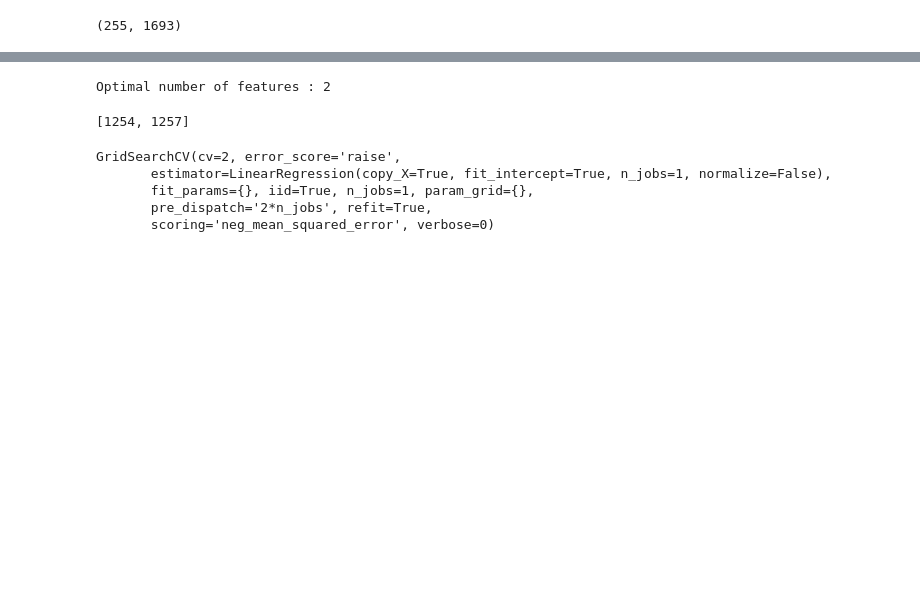
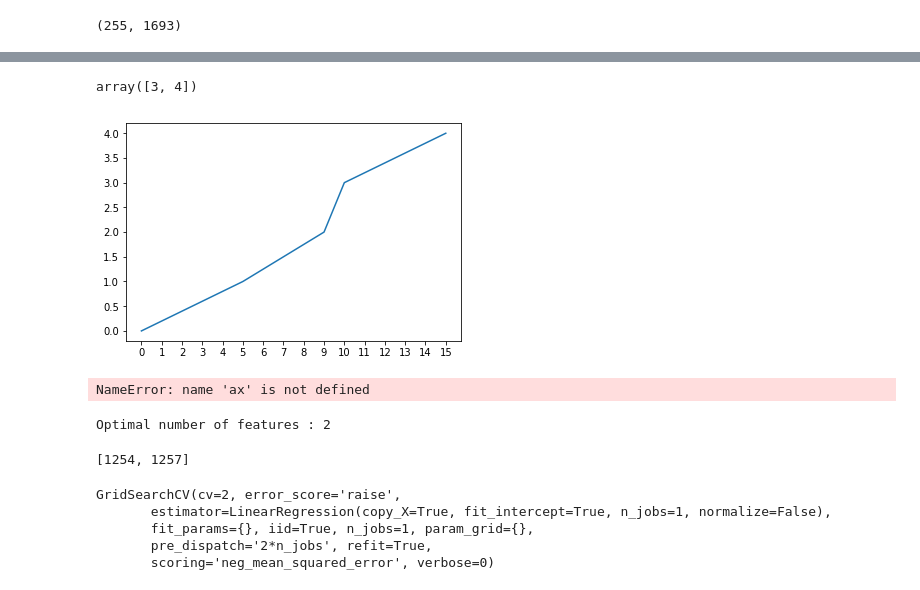
Before and after one commit to tomatopuree/predicting_depression, a Jupyter notebook: MLIntP3.ipynb, the cells around one changed output, grey strips where cells are left out. Drawn from its saved outputs; the diff is of its cells as text; code cells hidden in the pictures; blank space fills up the shorter version.

```diff
--- a/MLIntP3.ipynb
+++ b/MLIntP3.ipynb
@@ -1176,3 +1637,21 @@ train_data.shape
+# %%
+xz = np.array((3,4))
+xz
+# %% [output]
+array([3, 4])
+# %%
+x = [0,5,9,10,15]
+y = [0,1,2,3,4]
+plt.plot(x,y)
+plt.xticks(np.arange(min(x), max(x)+1, 1.0))
+plt.show()
+# %% [output]
+[figure, added]
+# %%
+start, end = ax.get_xlim()
+ax.xaxis.set_ticks(np.arange(start, end, stepsize))
+# %% [output]
+NameError: name 'ax' is not defined
 # %%
 ############################ LINEAR REGRESSION #############################
 from sklearn.model_selection import StratifiedKFold
```
Also changed, not shown: parts of 29 cells of this notebook.
